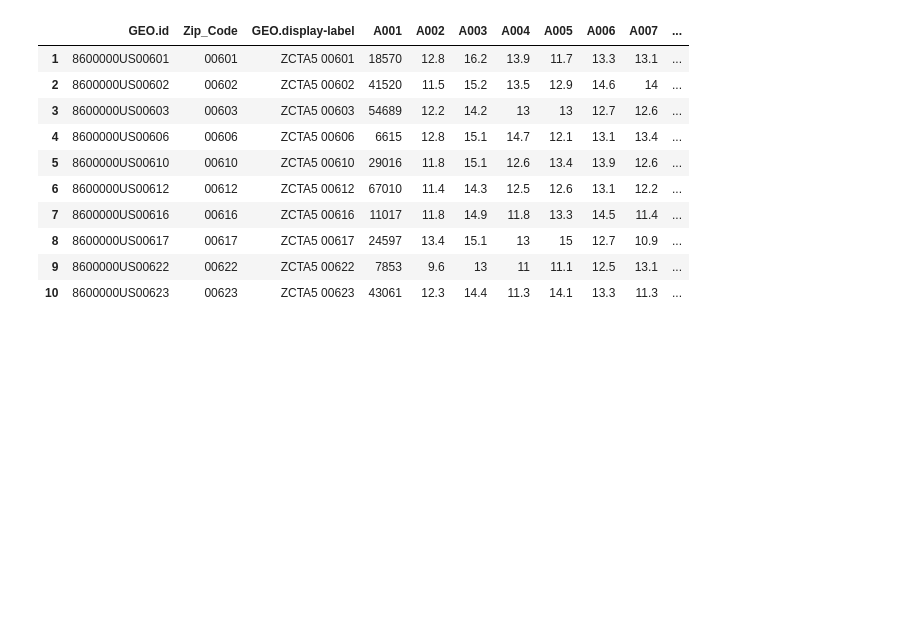
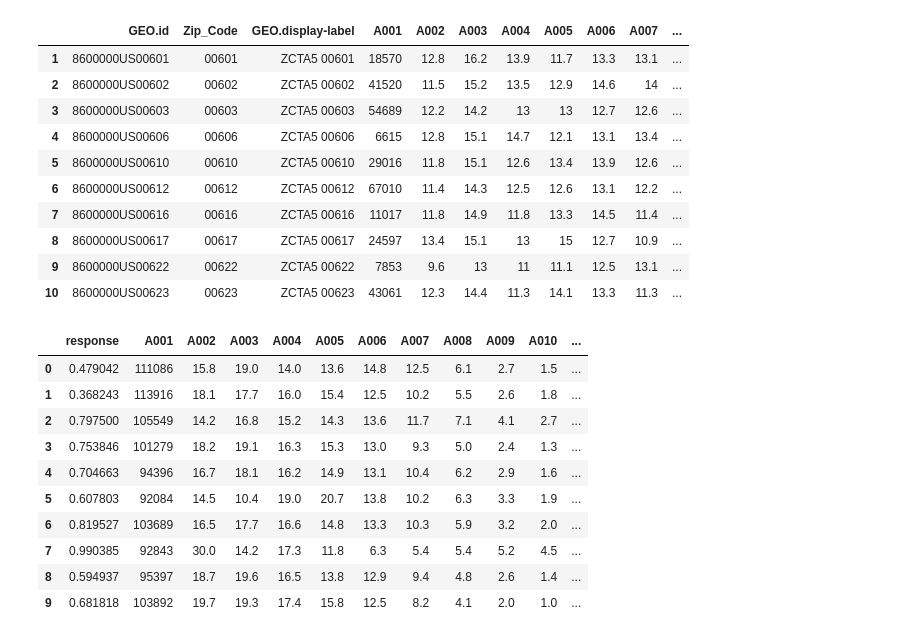
Before and after one commit to austinwu0/cs109-final-project, a Jupyter notebook: Feature_Selection.ipynb, the cells around one changed output. Cells and saved outputs as stored; diff of their text form; code cells hidden in the pictures; blank space fills up the shorter version.

```diff
--- a/Feature_Selection.ipynb
+++ b/Feature_Selection.ipynb
@@ -98,8 +98,21 @@ cdd.head(10)
 | 10 | 8600000US00623 | 00623 | ZCTA5 00623 | 43061 | 12.3 | 14.4 | 11.3 | 14.1 | 13.3 | 11.3 | ... |
 # %%
 merged=pd.merge(response, cdd, on=['Zip_Code'])
-merged=merged.drop(['Zip_Code','City','State','2000_agg','2010_agg','GEO.id','GEO.display-label'], 1)
+merged=merged.drop(['Zip_Code','City','State','2000_agg','2010_agg','GEO.id','GEO.display-label','pct_delta'], 1)
+merged=merged.astype('float')
+merged=merged.rename(columns={'scaled_pct' : 'response'})
 merged.head(10)
-merged=merged.astype('float')
+# %% [output]
+|  | response | A001 | A002 | A003 | A004 | A005 | A006 | A007 | A008 | A009 | A010 | ... |
+| 0 | 0.479042 | 111086 | 15.8 | 19.0 | 14.0 | 13.6 | 14.8 | 12.5 | 6.1 | 2.7 | 1.5 | ... |
+| 1 | 0.368243 | 113916 | 18.1 | 17.7 | 16.0 | 15.4 | 12.5 | 10.2 | 5.5 | 2.6 | 1.8 | ... |
+| 2 | 0.797500 | 105549 | 14.2 | 16.8 | 15.2 | 14.3 | 13.6 | 11.7 | 7.1 | 4.1 | 2.7 | ... |
+| 3 | 0.753846 | 101279 | 18.2 | 19.1 | 16.3 | 15.3 | 13.0 | 9.3 | 5.0 | 2.4 | 1.3 | ... |
+| 4 | 0.704663 | 94396 | 16.7 | 18.1 | 16.2 | 14.9 | 13.1 | 10.4 | 6.2 | 2.9 | 1.6 | ... |
+| 5 | 0.607803 | 92084 | 14.5 | 10.4 | 19.0 | 20.7 | 13.8 | 10.2 | 6.3 | 3.3 | 1.9 | ... |
+| 6 | 0.819527 | 103689 | 16.5 | 17.7 | 16.6 | 14.8 | 13.3 | 10.3 | 5.9 | 3.2 | 2.0 | ... |
+| 7 | 0.990385 | 92843 | 30.0 | 14.2 | 17.3 | 11.8 | 6.3 | 5.4 | 5.4 | 5.2 | 4.5 | ... |
+| 8 | 0.594937 | 95397 | 18.7 | 19.6 | 16.5 | 13.8 | 12.9 | 9.4 | 4.8 | 2.6 | 1.4 | ... |
+| 9 | 0.681818 | 103892 | 19.7 | 19.3 | 17.4 | 15.8 | 12.5 | 8.2 | 4.1 | 2.0 | 1.0 | ... |
 # %%
 #minimerge = merged[0:50]
```
Also changed, not shown: parts of 9 cells of this notebook, 6 other files.
